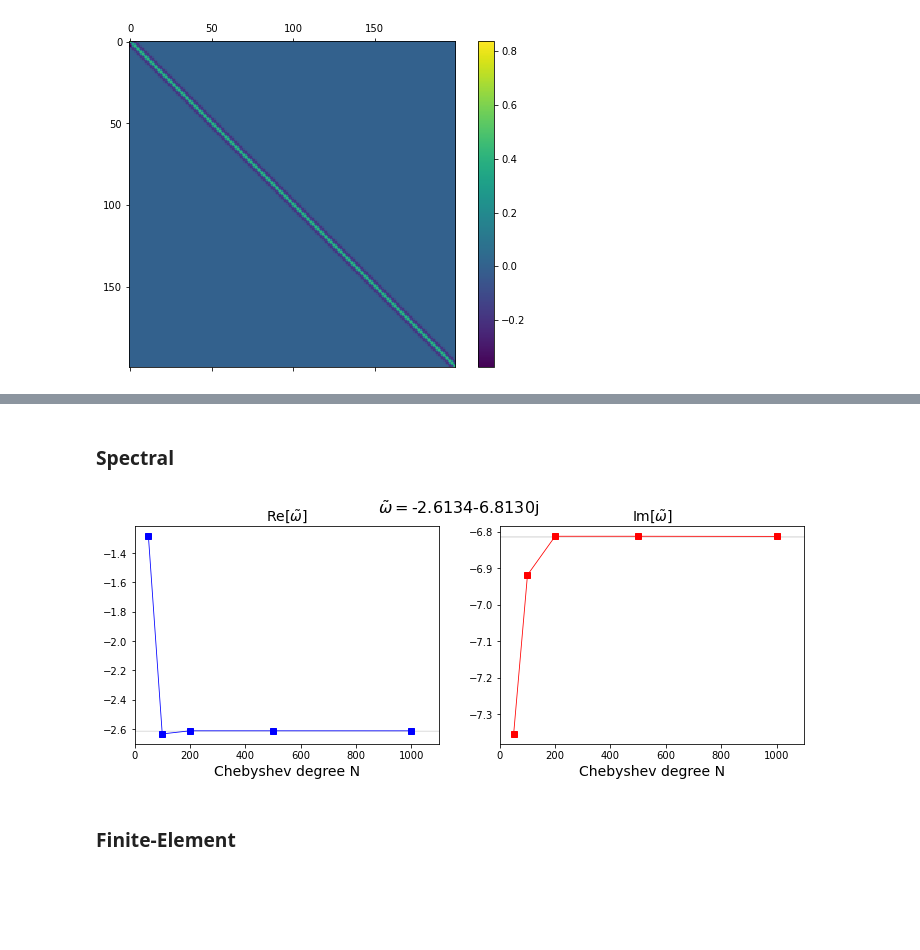
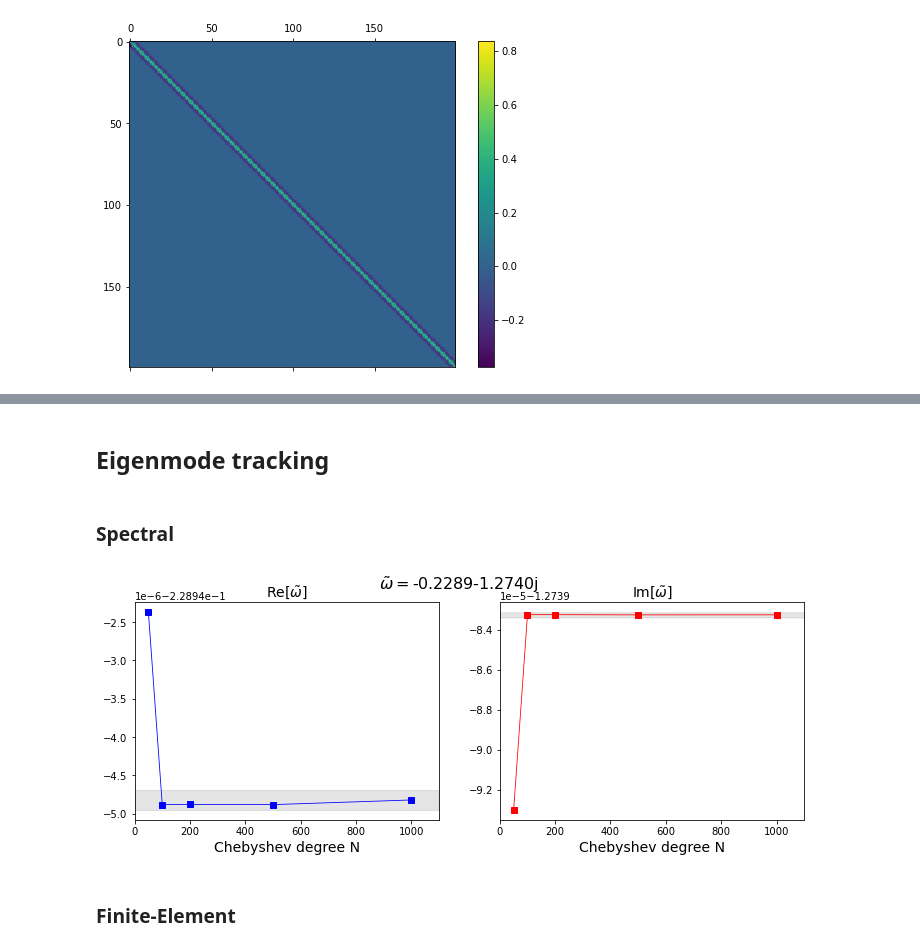
Before and after one commit to GentleMin/PyCrete, a Jupyter notebook: eigenmodes.ipynb, the cells around one changed output, grey strips where cells are left out. Saved outputs shown, nothing was run; the diff lists cells and outputs as text; code cells hidden in the pictures; blank space fills up the shorter version.

```diff
--- a/eigenmodes.ipynb
+++ b/eigenmodes.ipynb
@@ -261,3 +201,5 @@ for i in range(50):
+# %% [markdown]
+## Eigenmode tracking
 # %% [markdown]
 ### Spectral
 # %%
@@ -267,38 +209,38 @@ idx_track_spec, eigenval_track_spec = eigen_post.track_eigenvalues(["./output/ei
                                                                     "./output/eigenmodes_Pm0_cheby100.h5",
                                                                     "./output/eigenmodes_Pm0_cheby200.h5",
                                                                     "./output/eigenmodes_Pm0_cheby500.h5",
-                                                                    "./output/eigenmodes_Pm0_cheby1000.h5"], k=50)
+                                                                    "./output/eigenmodes_Pm0_cheby1000.h5"], k=50, reverse_track=True)
 
 cheby_deg = np.array([50, 100, 200, 500, 1000])
 total_dof = 2*cheby_deg
 # %%
-eig_idx = 42
+eig_idx = 6
 single_prec_err = np.abs(eigenval_track_spec[eig_idx][-1])*1e-7
 
 fig, axes = plt.subplots(nrows=1, ncols=2, figsize=(12, 4))
 
 ax = axes[0]
 ax.plot(cheby_deg, np.real(eigenval_track_spec[eig_idx]), 's-b', linewidth=0.8)
 ax.set_title(r"Re[$\tilde{\omega}$]", fontsize=14)
 ax.set_xlabel("Chebyshev degree N", fontsize=14)
 ax.fill_between(np.arange(0, 1100), np.real(eigenval_track_spec[eig_idx][-1]) - single_prec_err, np.real(eigenval_track_spec[eig_idx][-1]) + single_prec_err, color="grey", alpha=0.2)
 yrange = np.real(eigenval_track_spec[eig_idx]).max() - np.real(eigenval_track_spec[eig_idx]).min()
-ax.set_ylim([np.real(eigenval_track_spec[eig_idx]).min() - 0.05*yrange, np.real(eigenval_track_spec[eig_idx]).max() + 0.05*yrange])
+# ax.set_ylim([np.real(eigenval_track_spec[eig_idx]).min() - 0.05*yrange, np.real(eigenval_track_spec[eig_idx]).max() + 0.05*yrange])
 ax.set_xlim([0, 1100])
 
 ax = axes[1]
 ax.plot(cheby_deg, np.imag(eigenval_track_spec[eig_idx]), 's-r', linewidth=0.8)
 ax.set_title(r"Im[$\tilde{\omega}$]", fontsize=14)
 ax.set_xlabel("Chebyshev degree N", fontsize=14)
 ax.fill_between(np.arange(0, 1100), np.imag(eigenval_track_spec[eig_idx][-1]) - single_prec_err, np.imag(eigenval_track_spec[eig_idx][-1]) + single_prec_err, color="grey", alpha=0.2)
 yrange = np.imag(eigenval_track_spec[eig_idx]).max() - np.imag(eigenval_track_spec[eig_idx]).min()
-ax.set_ylim([np.imag(eigenval_track_spec[eig_idx]).min() - 0.05*yrange, np.imag(eigenval_track_spec[eig_idx]).max() + 0.05*yrange])
+# ax.set_ylim([np.imag(eigenval_track_spec[eig_idx]).min() - 0.05*yrange, np.imag(eigenval_track_spec[eig_idx]).max() + 0.05*yrange])
 ax.set_xlim([0, 1100])
 
 fig.suptitle(r"$\tilde{\omega} = $" + "{:.4f}".format(eigenval_track_spec[eig_idx][-1]), fontsize=16)
 plt.show()
 # %% [output]
-[figure, old version]
+[figure, new version]
 # %% [markdown]
 ### Finite-Element
 # %%
```
Also changed, not shown: parts of 28 cells of this notebook.
